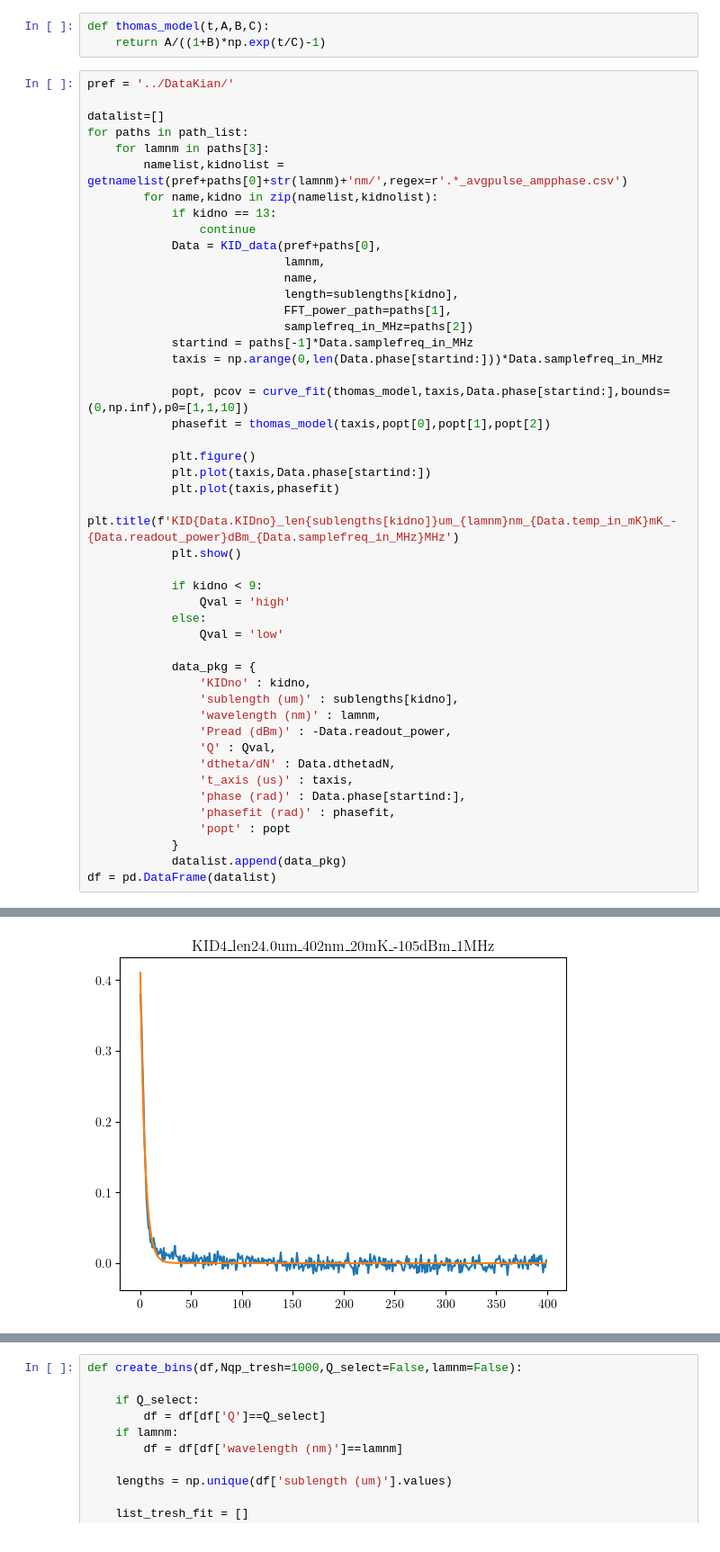
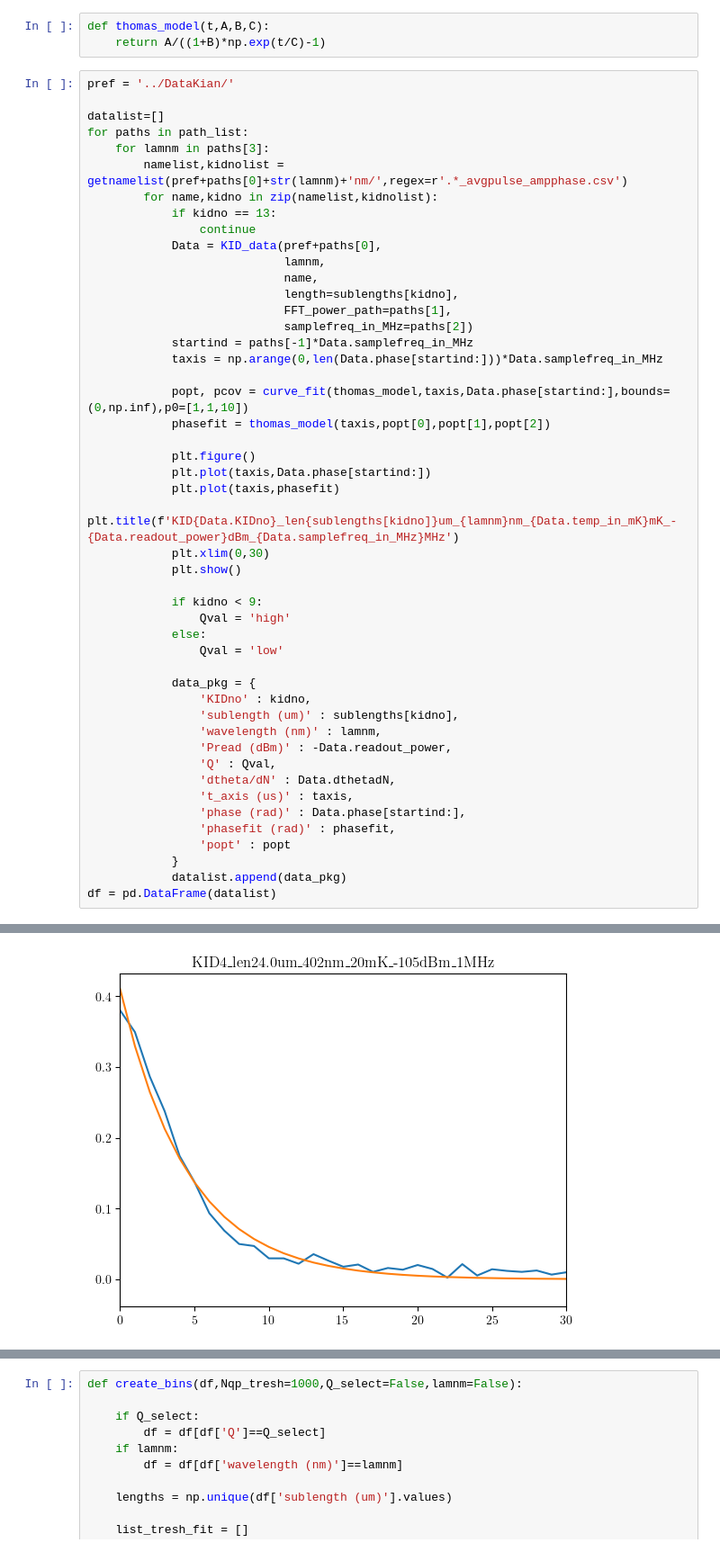
Before and after one commit to 10483/MTP, a Jupyter notebook: Analysis sublengths.ipynb, the cells around one changed output, grey strips where cells are left out. Shown at 90% size. Cells and saved outputs as stored; diff of their text form.

```diff
--- a/Analysis sublengths.ipynb
+++ b/Analysis sublengths.ipynb
@@ -100,6 +100,7 @@ for paths in path_list:
             plt.plot(taxis,Data.phase[startind:])
             plt.plot(taxis,phasefit)
             plt.title(f'KID{Data.KIDno}_len{sublengths[kidno]}um_{lamnm}nm_{Data.temp_in_mK}mK_-{Data.readout_power}dBm_{Data.samplefreq_in_MHz}MHz')
+            plt.xlim(0,30)
             plt.show()
 
             if kidno < 9:
@@ -134,3 +135,3 @@ path:  ../DataKian/bTa_LT354chip3/S21/2D/KID6_98dBm_Tdep.csv
 Readout power not found, instead taking resonator data at closest readout power available.
 path:  ../DataKian/bTa_LT354chip3/S21/2D/KID4_104dBm_Tdep.csv
-[figure, old version]
+[figure, new version]
```
Also changed, not shown: parts of 2 cells of this notebook, 18 other files.
